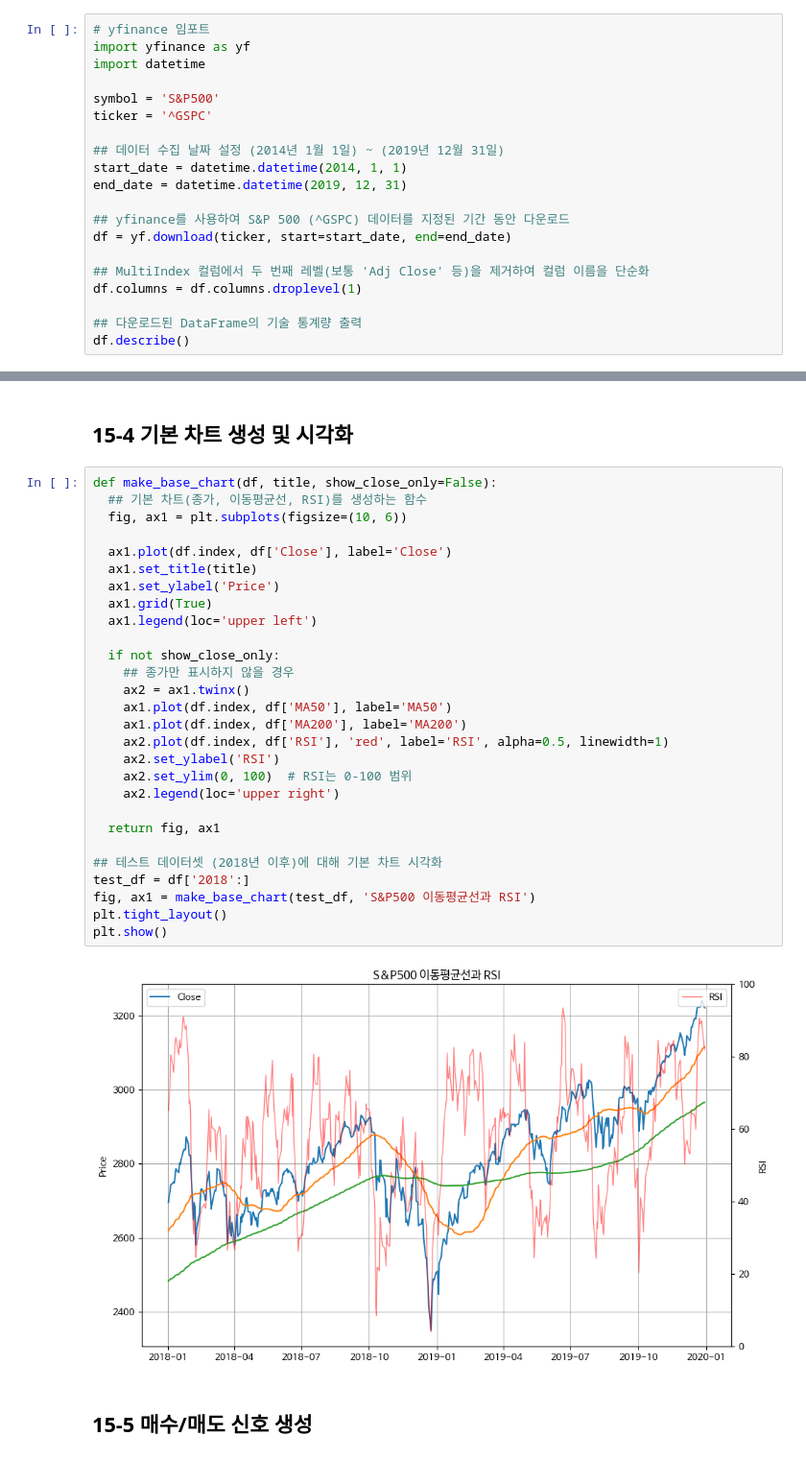
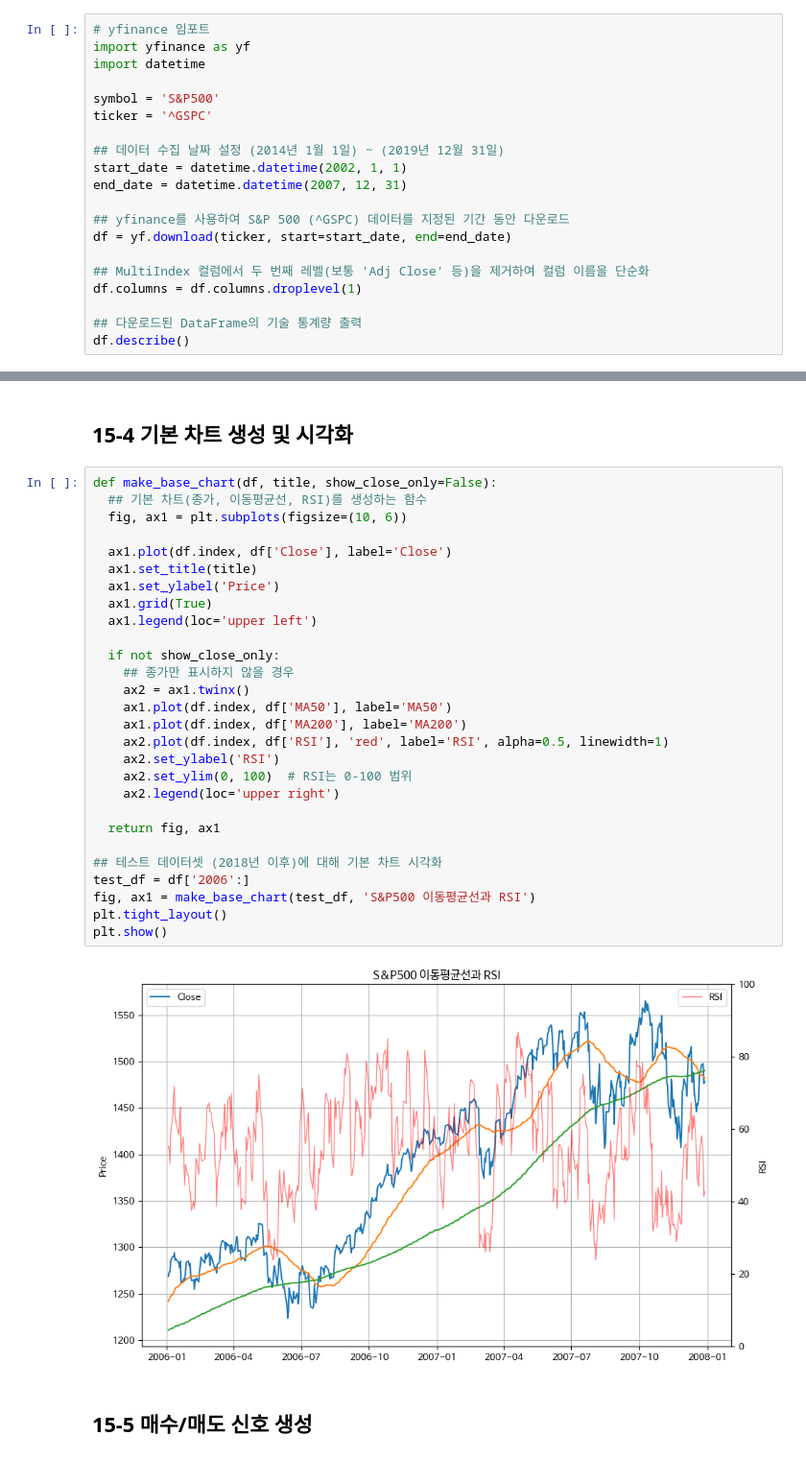
Before and after one commit to hr7git/Data-Analysis-with-Open-Source, a Jupyter notebook: 오픈소스_데이터_분석_15강.ipynb, the cells around one changed output, grey strips where cells are left out. Shown at 96% size. Drawn from its saved outputs; the diff is of its cells as text.

```diff
--- a/오픈소스_데이터_분석_15강.ipynb
+++ b/오픈소스_데이터_분석_15강.ipynb
@@ -68,8 +68,8 @@ symbol = 'S&P500'
 ticker = '^GSPC'
 
 ## 데이터 수집 날짜 설정 (2014년 1월 1일) ~ (2019년 12월 31일)
-start_date = datetime.datetime(2014, 1, 1)
-end_date = datetime.datetime(2019, 12, 31)
+start_date = datetime.datetime(2002, 1, 1)
+end_date = datetime.datetime(2007, 12, 31)
 
 ## yfinance를 사용하여 S&P 500 (^GSPC) 데이터를 지정된 기간 동안 다운로드
 df = yf.download(ticker, start=start_date, end=end_date)
@@ -131,33 +131,33 @@ df['RSI'] = 100 - (100 / (1 + rs))
 # %%
 def make_base_chart(df, title, show_close_only=False):
   ## 기본 차트(종가, 이동평균선, RSI)를 생성하는 함수
   fig, ax1 = plt.subplots(figsize=(10, 6))
 
   ax1.plot(df.index, df['Close'], label='Close')
   ax1.set_title(title)
   ax1.set_ylabel('Price')
   ax1.grid(True)
   ax1.legend(loc='upper left')
 
   if not show_close_only:
     ## 종가만 표시하지 않을 경우
     ax2 = ax1.twinx()
     ax1.plot(df.index, df['MA50'], label='MA50')
     ax1.plot(df.index, df['MA200'], label='MA200')
     ax2.plot(df.index, df['RSI'], 'red', label='RSI', alpha=0.5, linewidth=1)
     ax2.set_ylabel('RSI')
     ax2.set_ylim(0, 100)  # RSI는 0-100 범위
     ax2.legend(loc='upper right')
 
   return fig, ax1
 
 ## 테스트 데이터셋 (2018년 이후)에 대해 기본 차트 시각화
-test_df = df['2018':]
+test_df = df['2006':]
 fig, ax1 = make_base_chart(test_df, 'S&P500 이동평균선과 RSI')
 plt.tight_layout()
 plt.show()
 # %% [output]
-[figure, old version]
+[figure, new version]
 # %% [markdown]
 ## 15-5 매수/매도 신호 생성
 # %%
```
Also changed, not shown: parts of 18 cells of this notebook.
